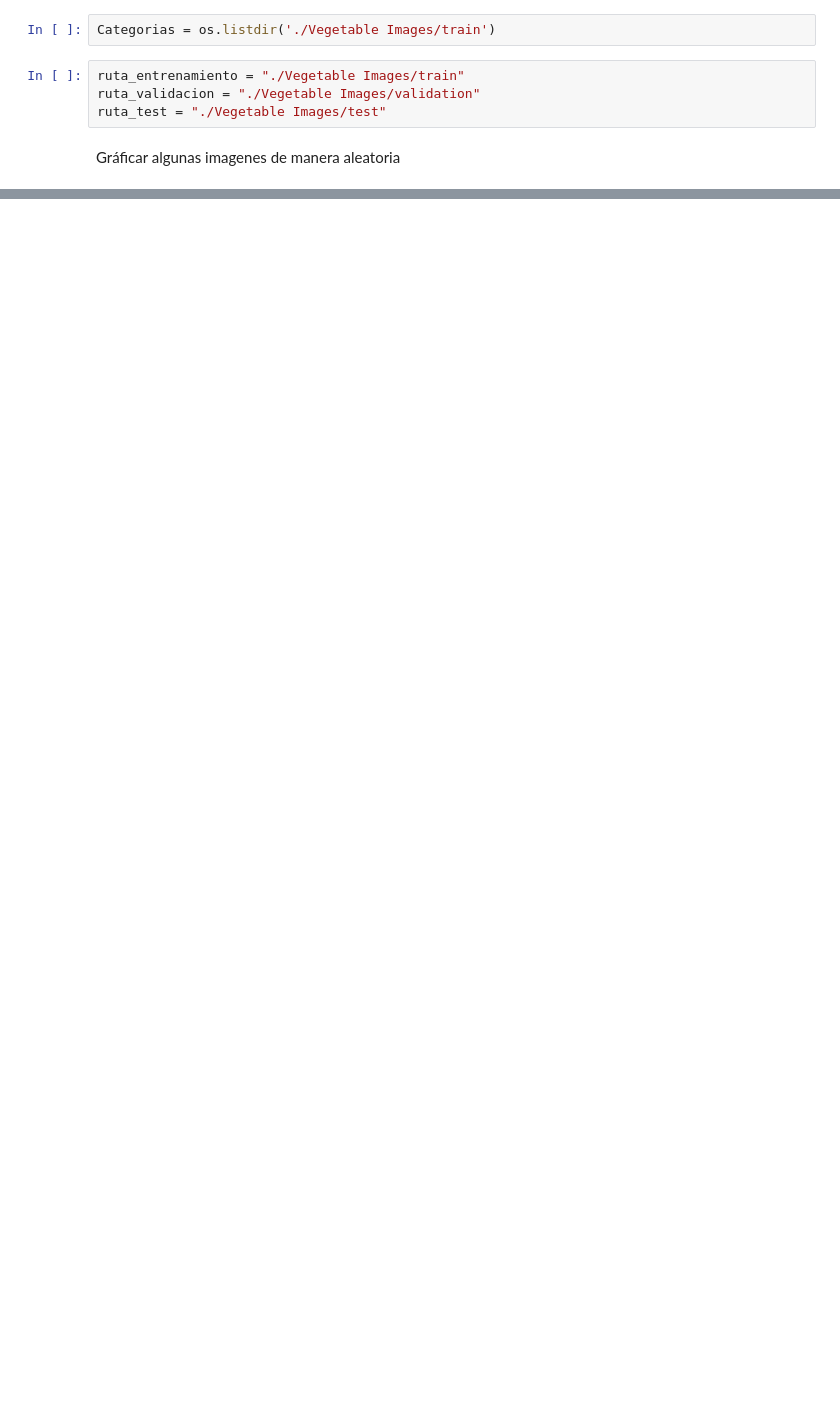
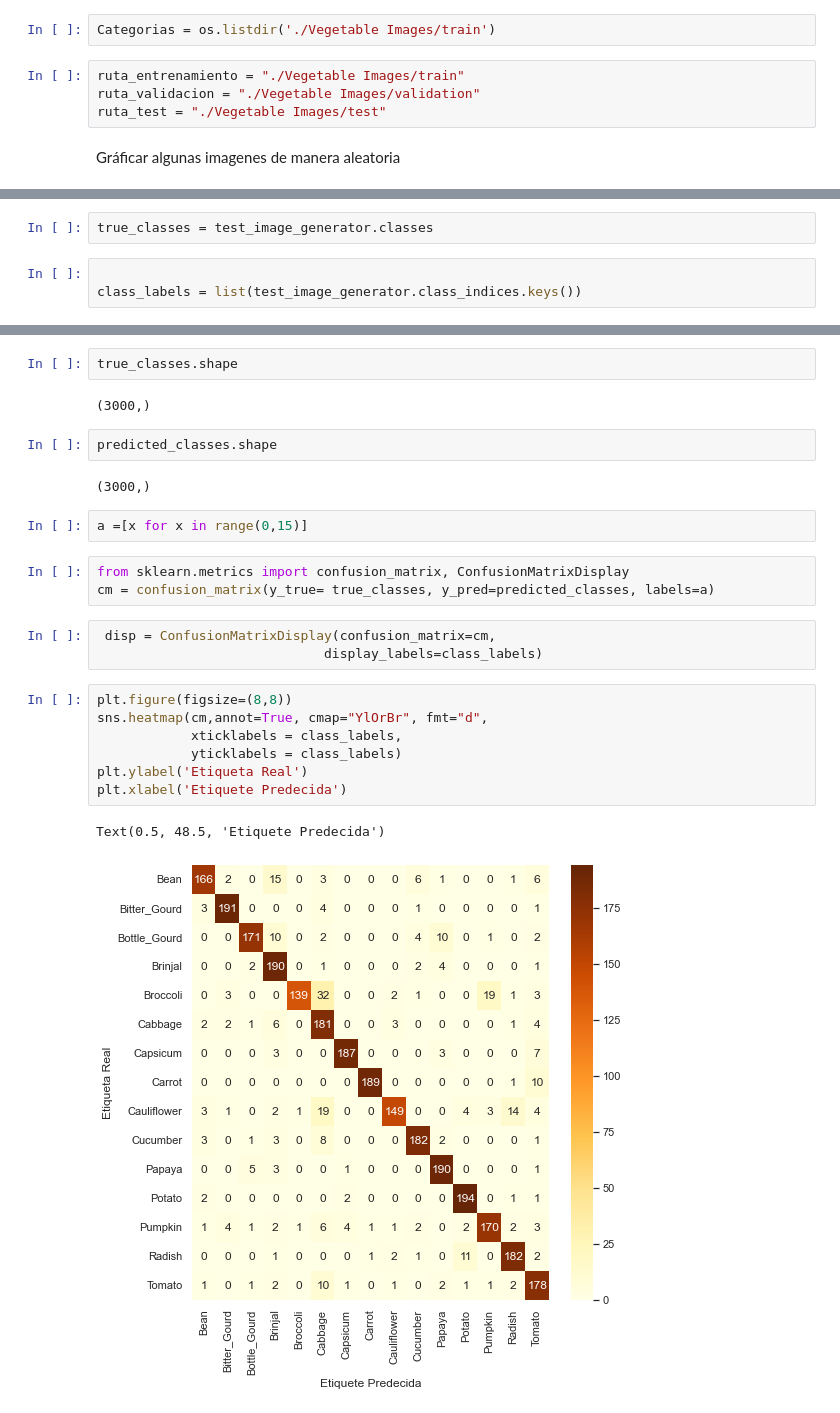
Before and after one commit to luisenerio/ProcesamientoDatosLuisLopezNerio1487280, a Jupyter notebook: Tarea5/Tarea 5.ipynb, the cells around one changed output, grey strips where cells are left out. Saved outputs shown, nothing was run; the diff lists cells and outputs as text; blank space fills up the shorter version.

```diff
--- a/Tarea5/Tarea 5.ipynb
+++ b/Tarea5/Tarea 5.ipynb
@@ -137,0 +186,5 @@ KeyboardInterrupt:
+# %%
+true_classes = test_image_generator.classes
+# %%
+
+class_labels = list(test_image_generator.class_indices.keys())
@@ -137,0 +212,26 @@ KeyboardInterrupt:
+# %%
+true_classes.shape
+# %% [output]
+(3000,)
+# %%
+predicted_classes.shape
+# %% [output]
+(3000,)
+# %%
+a =[x for x in range(0,15)]
+# %%
+from sklearn.metrics import confusion_matrix, ConfusionMatrixDisplay
+cm = confusion_matrix(y_true= true_classes, y_pred=predicted_classes, labels=a)
+# %%
+ disp = ConfusionMatrixDisplay(confusion_matrix=cm,
+                             display_labels=class_labels)
+# %%
+plt.figure(figsize=(8,8))
+sns.heatmap(cm,annot=True, cmap="YlOrBr", fmt="d",
+            xticklabels = class_labels,
+            yticklabels = class_labels)
+plt.ylabel('Etiqueta Real')
+plt.xlabel('Etiquete Predecida')
+# %% [output]
+Text(0.5, 48.5, 'Etiquete Predecida')
+[figure, added]
```
Also changed, not shown: parts of 14 cells of this notebook.
